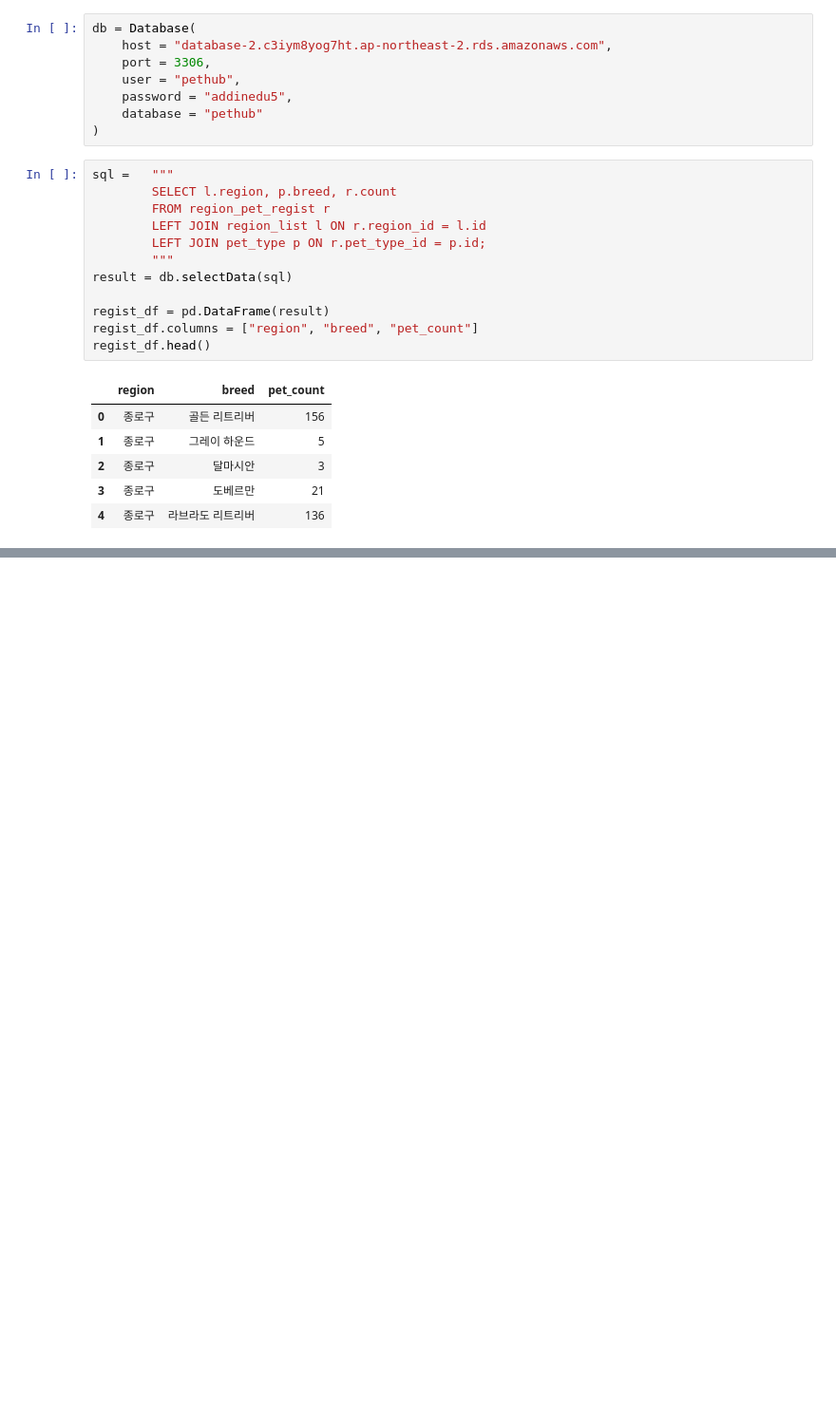
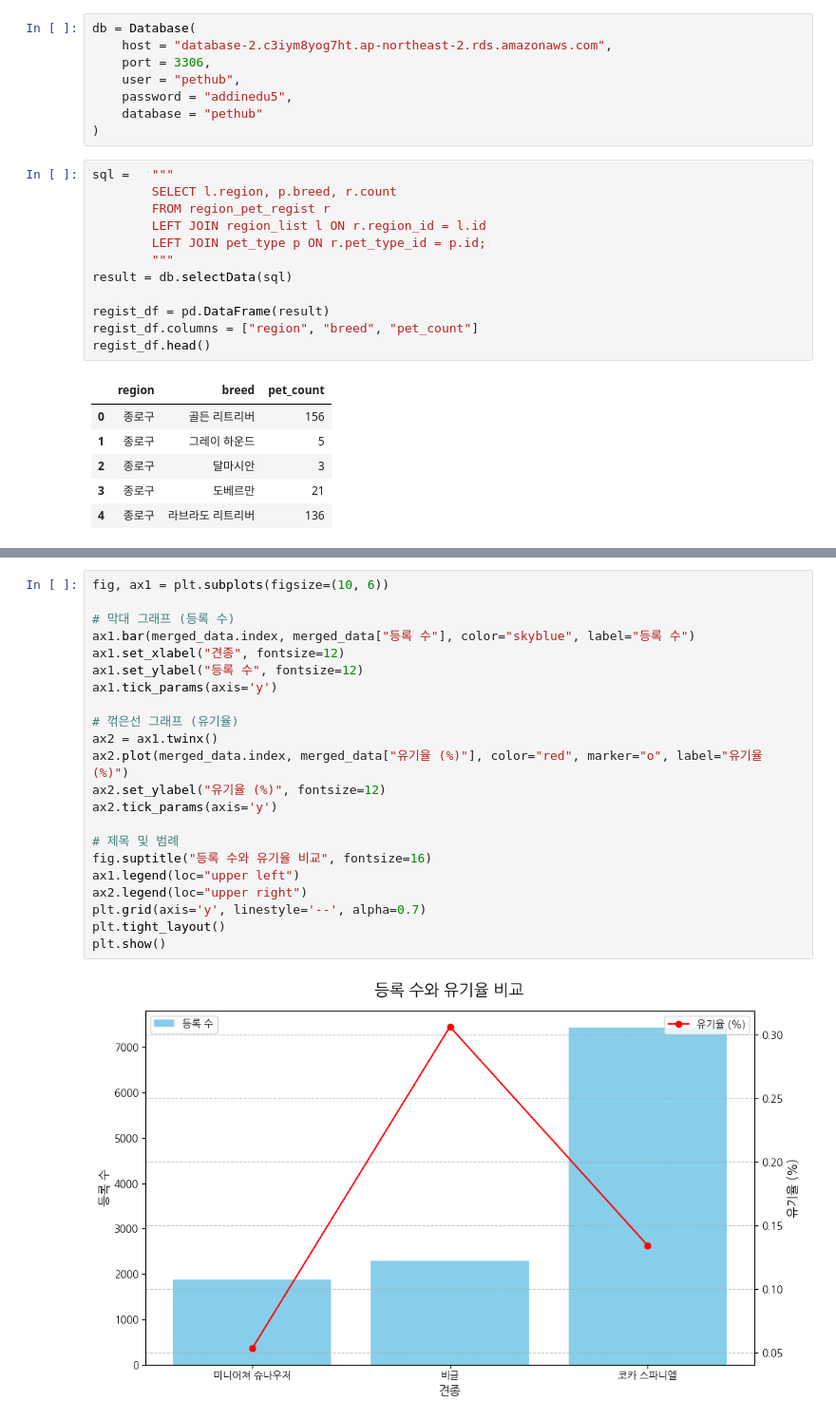
Before and after one commit to addinedu-ros-8th/eda-repo-5, a Jupyter notebook: src/breedAbandonment.ipynb, the cells around one changed output, grey strips where cells are left out. Shown at 95% size. Cells and saved outputs as stored; diff of their text form; blank space fills up the shorter version.

```diff
--- a/src/breedAbandonment.ipynb
+++ b/src/breedAbandonment.ipynb
@@ -39,0 +109,24 @@ regist_df.head()
+# %%
+fig, ax1 = plt.subplots(figsize=(10, 6))
+
+# 막대 그래프 (등록 수)
+ax1.bar(merged_data.index, merged_data["등록 수"], color="skyblue", label="등록 수")
+ax1.set_xlabel("견종", fontsize=12)
+ax1.set_ylabel("등록 수", fontsize=12)
+ax1.tick_params(axis='y')
+
+# 꺾은선 그래프 (유기율)
+ax2 = ax1.twinx()
+ax2.plot(merged_data.index, merged_data["유기율 (%)"], color="red", marker="o", label="유기율 (%)")
+ax2.set_ylabel("유기율 (%)", fontsize=12)
+ax2.tick_params(axis='y')
+
+# 제목 및 범례
+fig.suptitle("등록 수와 유기율 비교", fontsize=16)
+ax1.legend(loc="upper left")
+ax2.legend(loc="upper right")
+plt.grid(axis='y', linestyle='--', alpha=0.7)
+plt.tight_layout()
+plt.show()
+# %% [output]
+[figure, added]
```
Also changed, not shown: parts of 10 cells of this notebook.
